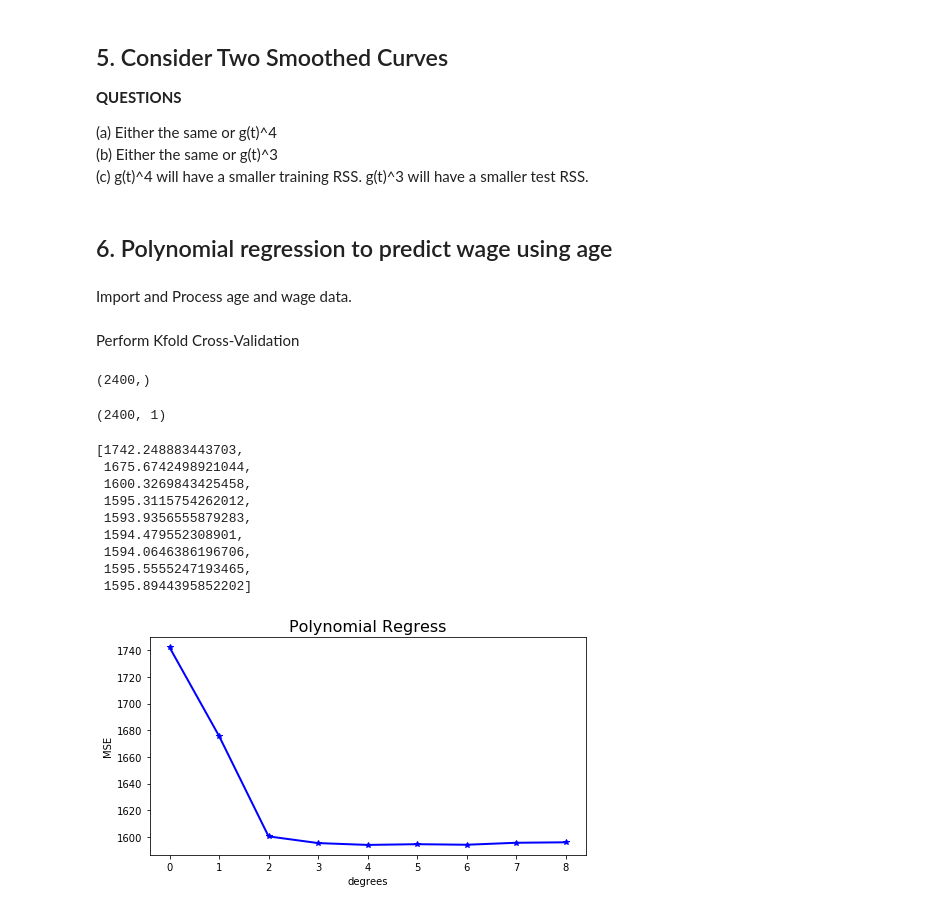
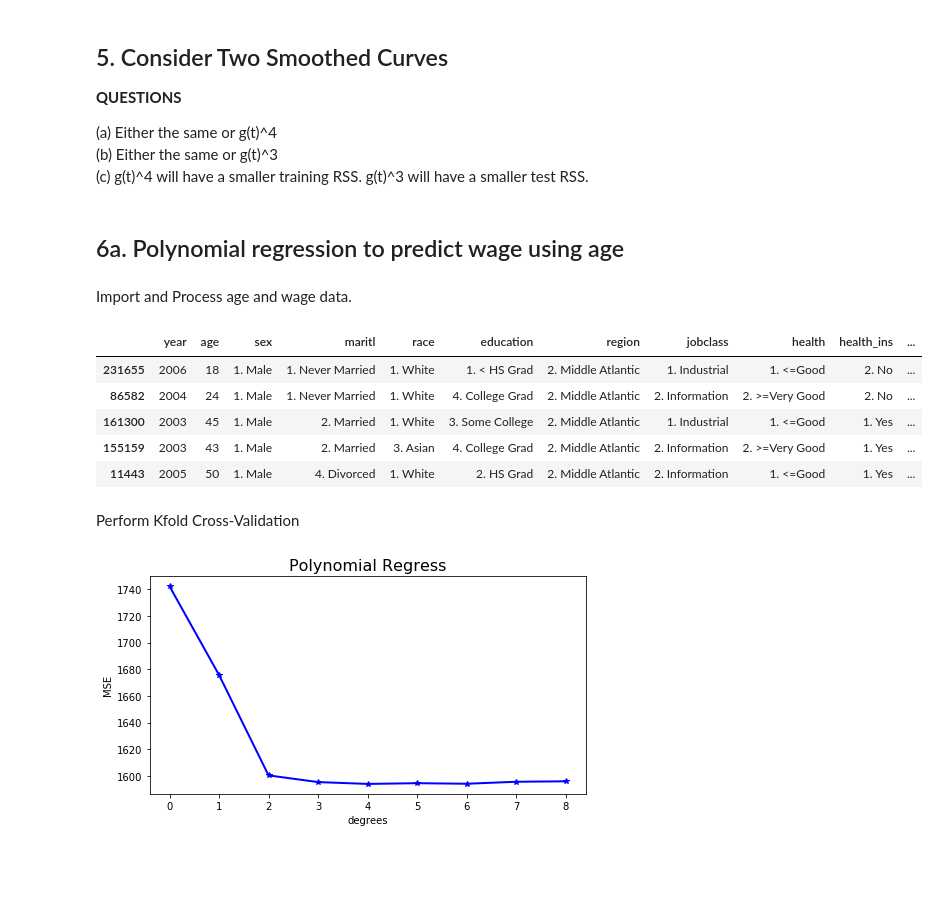
Before and after one commit to Morgan-Sell/islr-labs-exercises-python, a Jupyter notebook: exercises/07_beyond_linearity.ipynb, the cells around one changed output. Saved outputs shown, nothing was run; the diff lists cells and outputs as text; code cells hidden in the pictures; blank space fills up the shorter version.

```diff
--- a/exercises/07_beyond_linearity.ipynb
+++ b/exercises/07_beyond_linearity.ipynb
@@ -50,7 +53,7 @@ import os.path
  (b) Either the same or g(t)^3 <br>
  (c) g(t)^4 will have a smaller training RSS. g(t)^3 will have a smaller test RSS. <br>
 # %% [markdown]
-## 6. Polynomial regression to predict wage using age
+## 6a. Polynomial regression to predict wage using age
 # %% [markdown]
 Import and Process age and wage data.
 # %%
@@ -61,5 +64,14 @@ age_arr = wage['age'].values.reshape(-1, 1)
 wage_arr = wage['wage']
 
 X_train, X_test, y_train, y_test = train_test_split(age_arr, wage_arr, test_size=0.2, random_state=3)
+# %%
+wage.head()
+# %% [output]
+|  | year | age | sex | maritl | race | education | region | jobclass | health | health_ins | ... |
+| 231655 | 2006 | 18 | 1. Male | 1. Never Married | 1. White | 1. < HS Grad | 2. Middle Atlantic | 1. Industrial | 1. <=Good | 2. No | ... |
+| 86582 | 2004 | 24 | 1. Male | 1. Never Married | 1. White | 4. College Grad | 2. Middle Atlantic | 2. Information | 2. >=Very Good | 2. No | ... |
+| 161300 | 2003 | 45 | 1. Male | 2. Married | 1. White | 3. Some College | 2. Middle Atlantic | 1. Industrial | 1. <=Good | 1. Yes | ... |
+| 155159 | 2003 | 43 | 1. Male | 2. Married | 3. Asian | 4. College Grad | 2. Middle Atlantic | 2. Information | 2. >=Very Good | 1. Yes | ... |
+| 11443 | 2005 | 50 | 1. Male | 4. Divorced | 1. White | 2. HS Grad | 2. Middle Atlantic | 2. Information | 1. <=Good | 1. Yes | ... |
 # %% [markdown]
 Perform Kfold Cross-Validation
@@ -82,11 +78,3 @@ print('Best Alpha: {}'.format(results.best_params_['alpha']))
-# %%
-y_train.shape
-# %% [output]
-(2400,)
-# %%
-X_train.shape
-# %% [output]
-(2400, 1)
 # %%
 #cv = Kfold(n_splits=10, shuffle=True, random_state=3)
 degrees = [0,1, 2, 3, 4, 5, 6, 7, 8]
@@ -98,18 +86,6 @@ for degree in degrees:
 
     c_val = cross_val_score(linear_model, X=age_poly, y=wage_arr, cv=10, scoring='neg_mean_squared_error', n_jobs=-1).mean()
     mse_arr.append(-c_val)
-# %%
-mse_arr
-# %% [output]
-[1742.248883443703,
- 1675.6742498921044,
- 1600.3269843425458,
- 1595.3115754262012,
- 1593.9356555879283,
- 1594.479552308901,
- 1594.0646386196706,
- 1595.5555247193465,
- 1595.8944395852202]
 # %%
 fig, ax = plt.subplots(figsize=(7,4))
 
```
Also changed, not shown: parts of 7 cells of this notebook, 2 other files.
